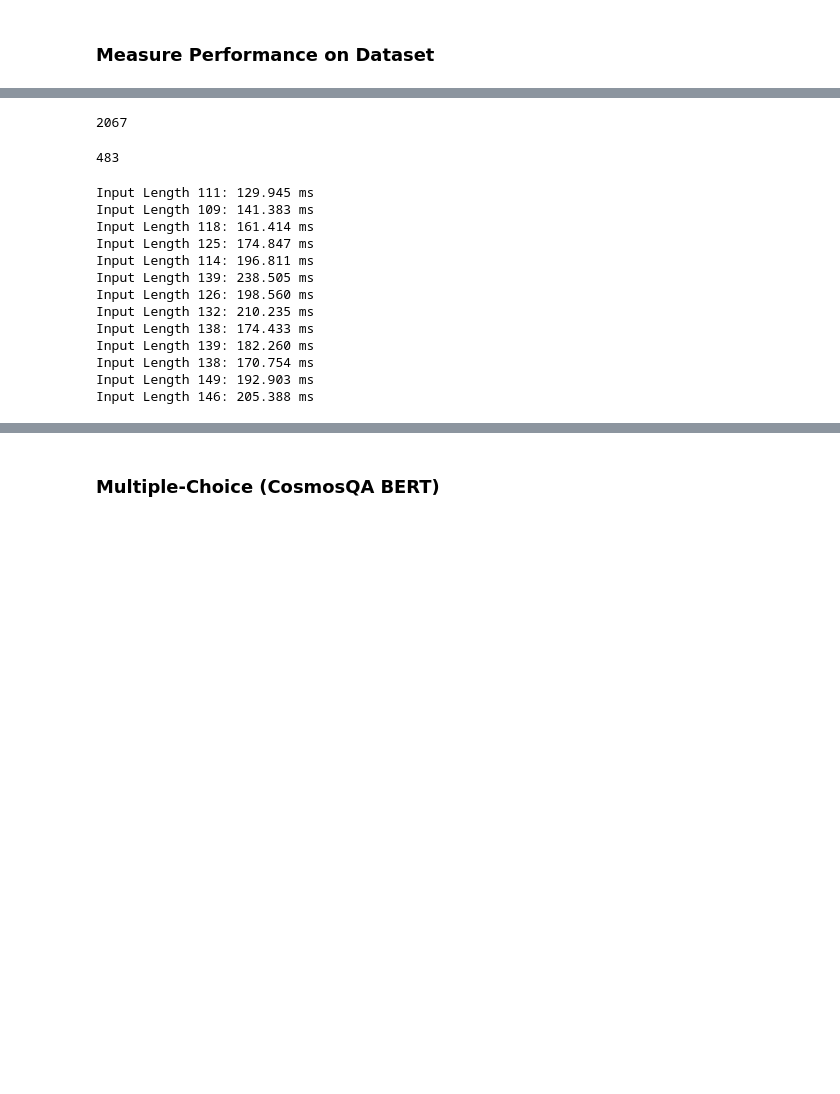
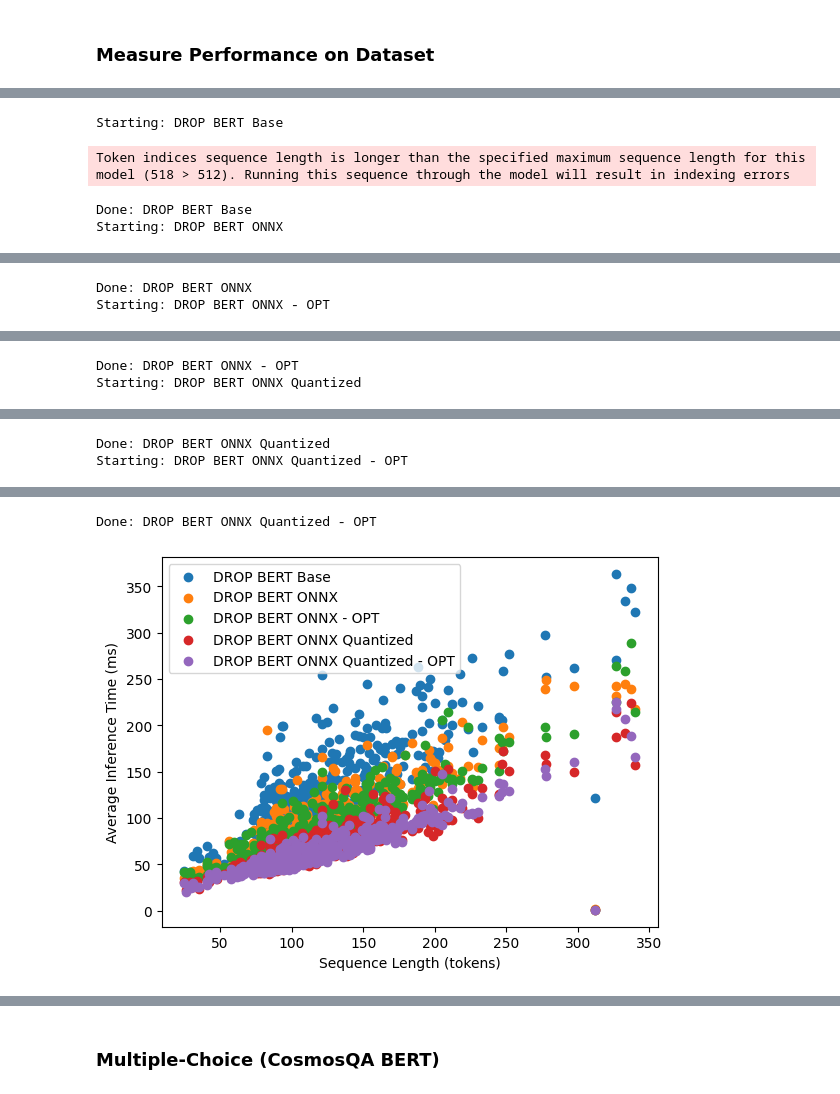
Before and after one commit to michaelkole/dasp_onnx, a Jupyter notebook: onnx_prototype.ipynb, the cells around one changed output, grey strips where cells are left out. Drawn from its saved outputs; the diff is of its cells as text; code cells hidden in the pictures; blank space fills up the shorter version.

```diff
--- a/onnx_prototype.ipynb
+++ b/onnx_prototype.ipynb
@@ -215,3 +196,23 @@ def get_specific_indexes_list(start, intervals):
+# %%
+onnx_model = onnxruntime.InferenceSession("onnx/dropbert/model.onnx", providers=["CPUExecutionProvider"])
+
+so = onnxruntime.SessionOptions()
+so.graph_optimization_level = onnxruntime.GraphOptimizationLevel.ORT_ENABLE_ALL
+opt_session_onnx = onnxruntime.InferenceSession("onnx/dropbert/model.onnx", so)
+
+onnx_model_quant = onnxruntime.InferenceSession("onnx/dropbert/model_quant.onnx", providers=["CPUExecutionProvider"])
+
+so_quant = onnxruntime.SessionOptions()
+so_quant.graph_optimization_level = onnxruntime.GraphOptimizationLevel.ORT_ENABLE_ALL
+opt_session_onnx_quant = onnxruntime.InferenceSession("onnx/dropbert/model_quant.onnx", so_quant)
+# %%
+def save_df(df_new):
+    path_to_logger_file = "logger.csv"
+    if os.path.exists(path_to_logger_file):
+        df_fin = pd.concat([pd.read_csv(path_to_logger_file), df_new])
+        df_fin.to_csv(path_to_logger_file,index=False)
+    else:
+        df_new.to_csv(path_to_logger_file,index=False)
 # %%
 import matplotlib.pyplot as plt
 
@@ -248,42 +263,18 @@ def performance(perf_type, name, model, random_indexes):
-# %%
-len(set_of_sorted_context_list)
-# %% [output]
-2067
-# %%
-len(set_of_sorted_context_list[2063].split())
-# %% [output]
-483
-# %%
-onnx_model = InferenceSession(
-    "onnx/dropbert/model.onnx", providers=["CPUExecutionProvider"]
-)
-
-onnx_model_quant = InferenceSession(
-    "onnx/dropbert/model_quant.onnx", providers=["CPUExecutionProvider"]
-)
 # %%
-# random_indexes = get_random_indexes_list(21, 100)
-random_indexes = get_specific_indexes_list(1000, 50)
+performance_all("base", "DROP BERT Base", model)
 
-performance("base", "DROP BERT Base", model, random_indexes)
-performance("seq_length", "DROP BERT ONNX", onnx_model, random_indexes)
-performance("seq_length", "DROP BERT ONNX Quantized", onnx_model_quant, random_indexes)
+performance_all("seq_length", "DROP BERT ONNX", onnx_model)
+performance_all("seq_length", "DROP BERT ONNX - OPT", opt_session_onnx)
+
+performance_all("seq_length", "DROP BERT ONNX Quantized", onnx_model_quant)
+performance_all("seq_length", "DROP BERT ONNX Quantized - OPT", opt_session_onnx_quant)
 
 plt.xlabel("Sequence Length (tokens)")
 plt.ylabel("Average Inference Time (ms)")
 plt.legend()
 plt.show()
 # %% [output]
-Input Length 111: 129.945 ms
-Input Length 109: 141.383 ms
-Input Length 118: 161.414 ms
-Input Length 125: 174.847 ms
-Input Length 114: 196.811 ms
-Input Length 139: 238.505 ms
-Input Length 126: 198.560 ms
-Input Length 132: 210.235 ms
-Input Length 138: 174.433 ms
-Input Length 139: 182.260 ms
-Input Length 138: 170.754 ms
-Input Length 149: 192.903 ms
-Input Length 146: 205.388 ms
+Starting: DROP BERT Base
+Token indices sequence length is longer than the specified maximum sequence length for this model (518 > 512). Running this sequence through the model will result in indexing errors
+Done: DROP BERT Base
+Starting: DROP BERT ONNX
@@ -289,0 +282,2 @@ Input Length 146: 205.388 ms
+Done: DROP BERT ONNX
+Starting: DROP BERT ONNX - OPT
@@ -289,0 +285,2 @@ Input Length 146: 205.388 ms
+Done: DROP BERT ONNX - OPT
+Starting: DROP BERT ONNX Quantized
@@ -289,0 +288,2 @@ Input Length 146: 205.388 ms
+Done: DROP BERT ONNX Quantized
+Starting: DROP BERT ONNX Quantized - OPT
@@ -289,0 +291,2 @@ Input Length 146: 205.388 ms
+Done: DROP BERT ONNX Quantized - OPT
+[figure, added]
```
Also changed, not shown: parts of 13 cells of this notebook, 1 other file.
